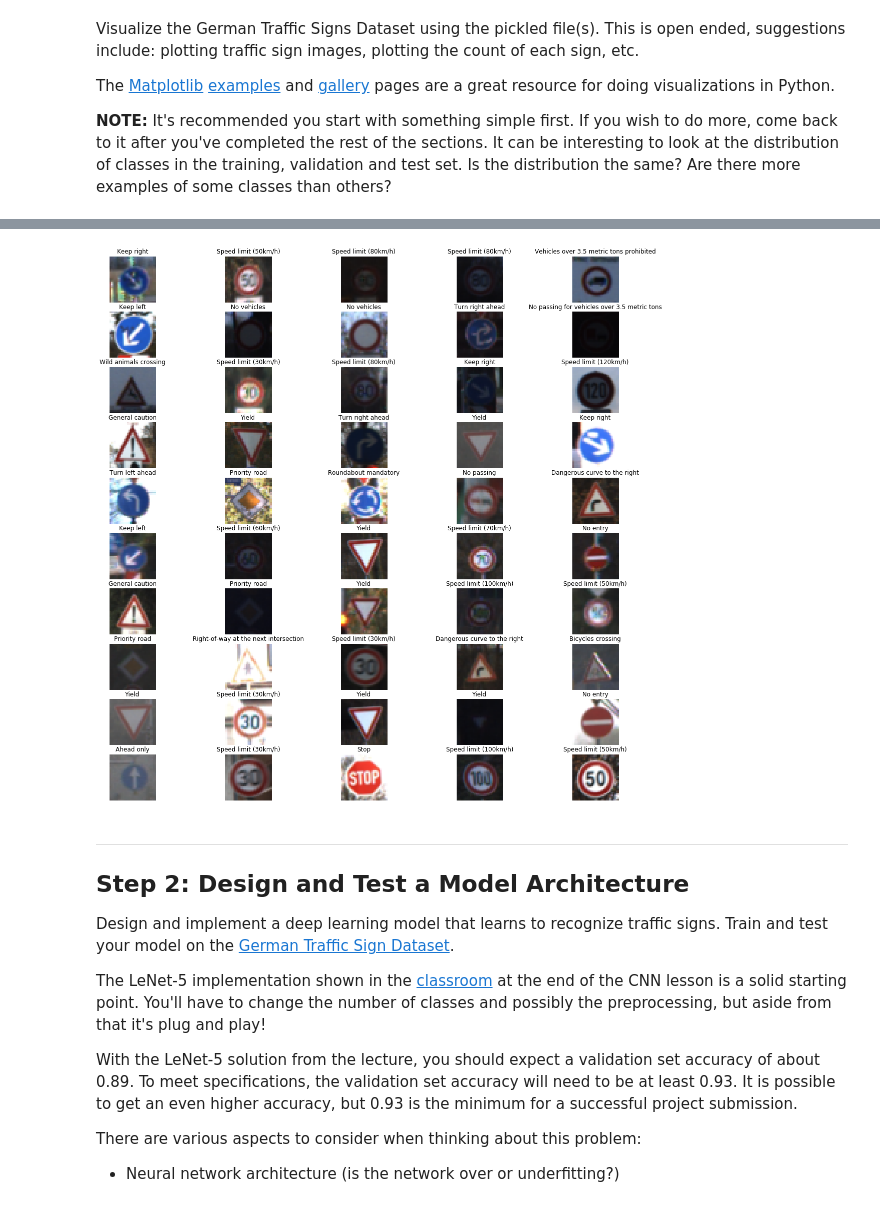
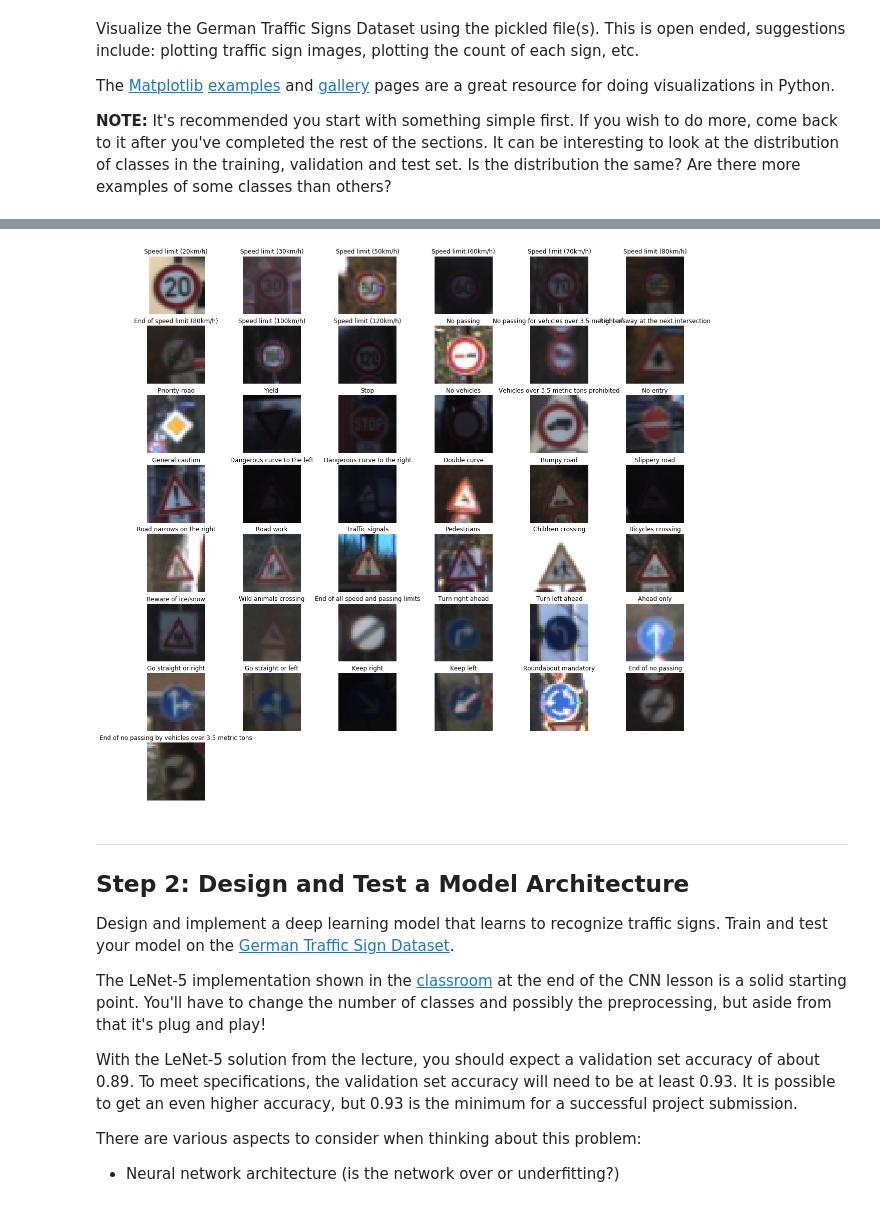
Before and after one commit to sauravkdeo/CarND-Traffic-Sign-Classifier-Project, a Jupyter notebook: Traffic_Sign_Classifier.ipynb, the cells around one changed output, grey strips where cells are left out. Cells and saved outputs as stored; diff of their text form; code cells hidden in the pictures.

```diff
--- a/Traffic_Sign_Classifier.ipynb
+++ b/Traffic_Sign_Classifier.ipynb
@@ -127,27 +108,33 @@ print(y_train[1])
 # %%
-### TO view multiple images along with their labels
+### To view datasety images along with their labels in sequence
 import numpy as np
 import matplotlib.pyplot as plt
-from sklearn.utils import shuffle
-X_train, y_train = shuffle(X_train, y_train)
-fig = plt.figure(figsize=(20, 20))
-columns = 5
-rows = 10
+import cv2
+def show_images(X_train, y_train, classname, k) :
+    fig = plt.figure(figsize=(20, 20))
+    columns = 6
+    rows = 8
 
-ax = []
+    ax = []
 
-for i in range(columns*rows):
-    img = X_train[i]
-    # create subplot and append to ax
-    ax.append( fig.add_subplot(rows, columns, i+1) )
-    ax[-1].set_title(str(classname[y_train[i]]))  # set title
-    plt.axis("off")
-    plt.imshow(img, alpha=1)
+    for i in range(0,43):
+        indx = np.argwhere(y_train == i)
+        j = indx[0].astype(int)
+        if k == 3 :
+            img = np.reshape(X_train[j],(32, 32, k))
+        if k == 1:
+            img = np.reshape(X_train[j],(32, 32))
+        # create subplot and append to ax
+        ax.append( fig.add_subplot(rows, columns, i+1) )
+        ax[-1].set_title(str(classname[i]))  # set title
+        plt.axis("off")
+        plt.imshow(img, alpha=1, cmap ='gray')
 
-
-plt.show()  # finally, render the plot
+    plt.show()  # finally, render the plot
-# %% [output]
-[figure, removed]
+# %%
+show_images(X_train, y_train, classname, 3)
+# %% [output]
+[figure, added]
 # %% [markdown]
 ----
 
```
Also changed, not shown: parts of 28 cells of this notebook.
